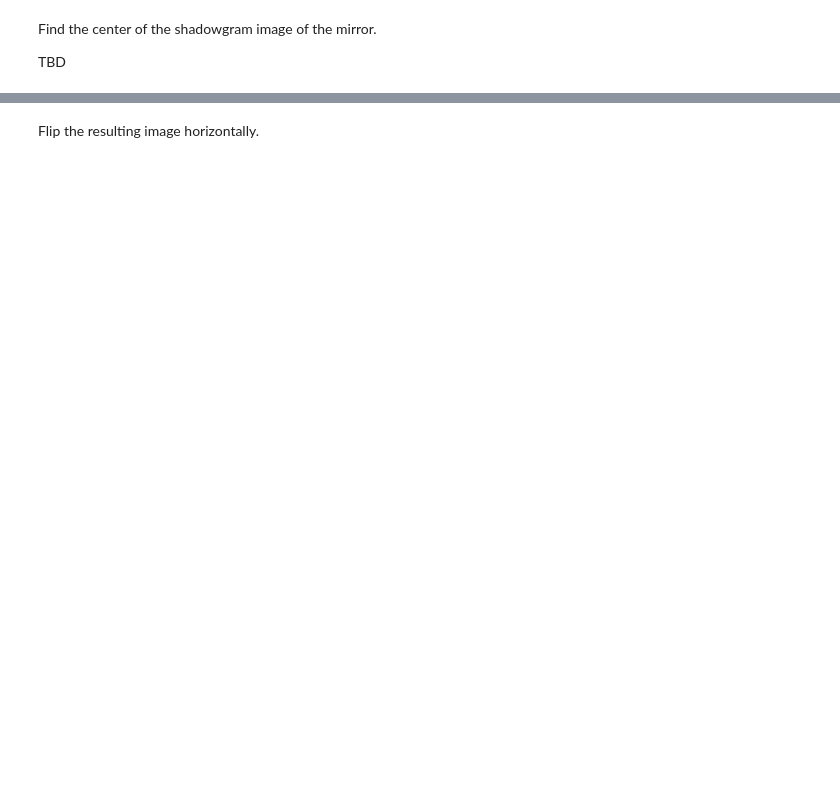
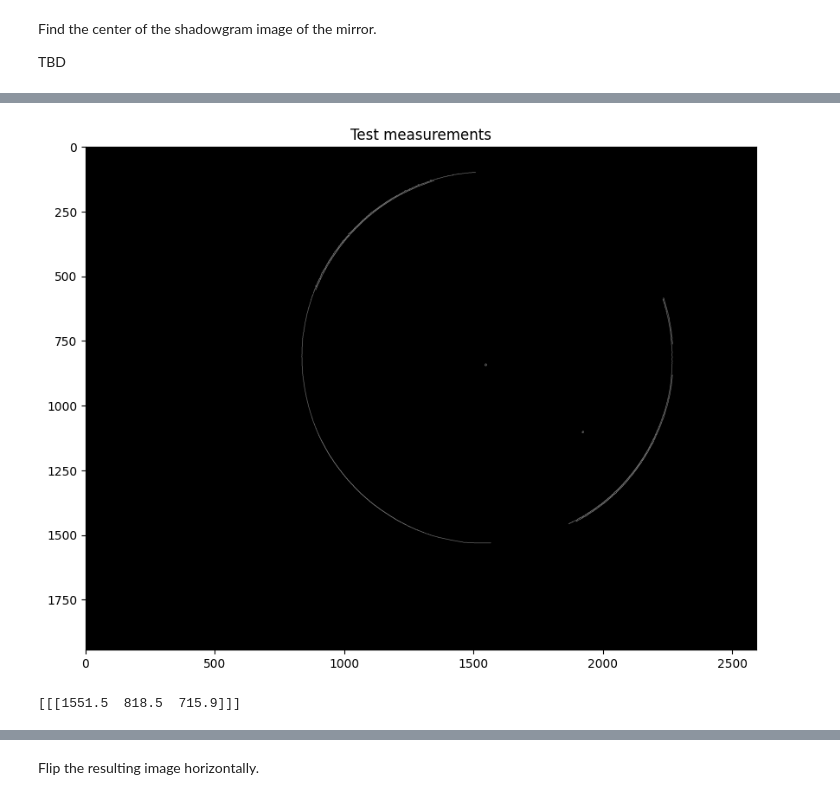
Before and after one commit to nunosousa/TelescopeMirrorTester, a Jupyter notebook: Software/Jupyter Notebooks/Shadowgram analysis/Shadowgram analysis.ipynb, the cells around one changed output, grey strips where cells are left out. Drawn from its saved outputs; the diff is of its cells as text; code cells hidden in the pictures; blank space fills up the shorter version.

```diff
--- a/Software/Jupyter Notebooks/Shadowgram analysis/Shadowgram analysis.ipynb
+++ b/Software/Jupyter Notebooks/Shadowgram analysis/Shadowgram analysis.ipynb
@@ -54,0 +59,28 @@ plt.show()
+# %%
+%matplotlib inline
+
+plt.rcParams['figure.figsize'] = [10, 10]
+#plt.rcParams['figure.dpi'] = 120
+
+plt.title('Test measurements')
+
+# call imshow() using plt object
+plt.imshow(capture_canny, cmap='gray')
+
+# display that image
+plt.show()
+# %% [output]
+[figure, added]
+# %%
+circles = cv2.HoughCircles(capture_gray_blur, cv2.HOUGH_GRADIENT,
+                           1, 500, param1=160, param2=30, minRadius=400, maxRadius=1000)
+
+print(circles)
+
+color = (255, 0, 0)
+center = (int(circles[0][0][0]), int(circles[0][0][1]))
+radius = int(circles[0][0][2])
+capture_circles = cv2.circle(capture, center, radius, color, 1)
+capture_circles_center = cv2.circle(capture, center, 2, color, 4)
+# %% [output]
+[[[1551.5  818.5  715.9]]]
```
Also changed, not shown: parts of 9 cells of this notebook.
